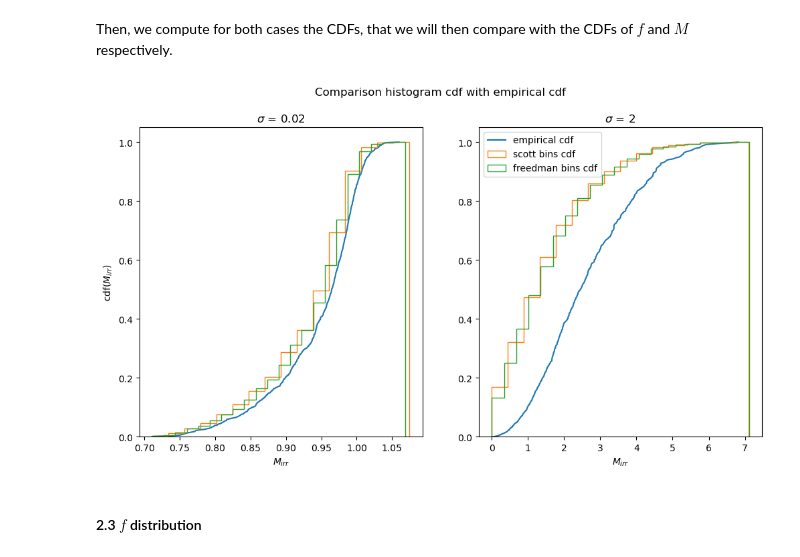
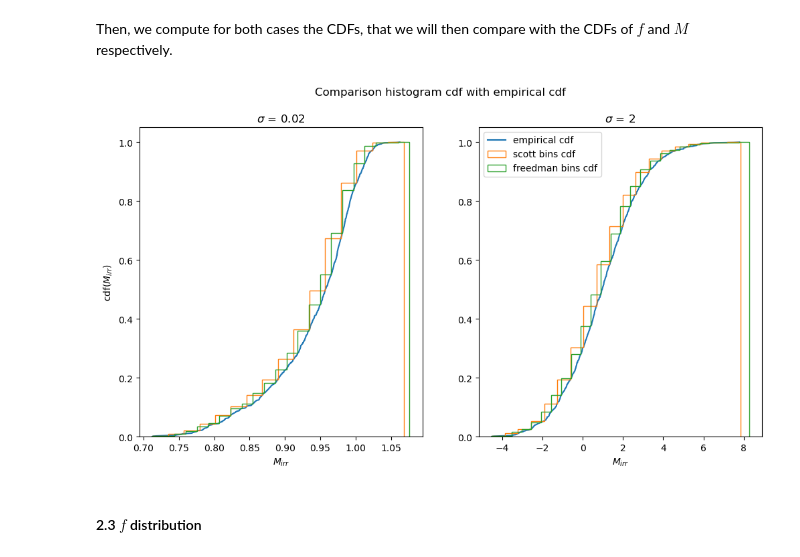
Before and after one commit to om-erika/astrostatistics_bicocca_2024, a Jupyter notebook: working/irreducible_mass_BHs.ipynb, the cells around one changed output. Drawn from its saved outputs; the diff is of its cells as text; code cells hidden in the pictures.

```diff
--- a/working/irreducible_mass_BHs.ipynb
+++ b/working/irreducible_mass_BHs.ipynb
@@ -67,12 +69,12 @@ gauss_2 = scipy.stats.norm(loc = mean, scale=sigma[1])
 unif = scipy.stats.uniform()
 chi = unif.rvs(1000)
 
-masses_1 = np.abs(gauss_1.rvs(1000))
-cdf_masses_1 = np.cumsum(np.sort(masses_1))/np.sum(np.sort(masses_1))
+masses_1 = gauss_1.rvs(1000)
+cdf_masses_1 = np.arange(1, len(masses_1) + 1) / len(masses_1)
 m_irr_1 = masses_1*np.sqrt((1+np.sqrt(1-chi**2))/2)
 
-masses_2 = np.abs(gauss_2.rvs(1000))
-cdf_masses_2 = np.cumsum(np.sort(masses_2))/np.sum(np.sort(masses_2))
+masses_2 = gauss_2.rvs(1000)
+cdf_masses_2 =  np.arange(1, len(masses_2) + 1) / len(masses_2)
 m_irr_2= masses_2*np.sqrt((1+np.sqrt(1-chi**2))/2)
 # %% [markdown]
 ### 2. Comparison between $\sigma$ = 0.02, $\sigma$ = 2
@@ -112,29 +117,27 @@ plt.show()
 # %% [markdown]
 Then, we compute for both cases the CDFs, that we will then compare with the CDFs of $f$ and $M$ respectively.
 # %%
-cdf_m_irr_1 = np.cumsum(np.sort(m_irr_1))/np.sum(m_irr_1)
-cdf_m_irr_2 = np.cumsum(np.sort(m_irr_2))/np.sum(m_irr_2)
+cdf_m_irr_1 = np.arange(1, len(m_irr_1) + 1) / len(m_irr_1)
+cdf_m_irr_2 =  np.arange(1, len(m_irr_2) + 1) / len(m_irr_2)
 
 fig, ax = plt.subplots(1,2, figsize = (12,6))
-
-ax[0].plot(np.sort(m_irr_1),cdf_m_irr_1, label = 'empirical cdf')
+ax[0].plot(np.sort(m_irr_1), cdf_m_irr_1, label = 'empirical cdf')
 hist(m_irr_1, bins = 'scott',density = True, histtype = 'step', label = 'scott bins cdf', cumulative = True, ax = ax[0])
 hist(m_irr_1, bins = 'freedman', density = True, histtype = 'step', label = 'freedman bins cdf',cumulative = True, ax = ax[0])
 ax[0].set_xlabel(r'$M_{irr}$')
 ax[0].set_ylabel(r'cdf($M_{irr}$)')
 ax[0].set_title(r'$\sigma$ = ' +str(sigma[0]))#plt.show()
 
 ax[1].plot(np.sort(m_irr_2),cdf_m_irr_2, label = 'empirical cdf')
 hist(m_irr_2, bins = 'scott',density = True, histtype = 'step', label = 'scott bins cdf', cumulative = True, ax = ax[1])
 hist(m_irr_2, bins = 'freedman', density = True, histtype = 'step', label = 'freedman bins cdf',cumulative = True, ax = ax[1])
 plt.legend()
 plt.xlabel(r'$M_{irr}$')
-#plt.ylabel(r'cdf($M_{irr}$)')
 ax[1].set_title(r'$\sigma$ = ' +str(sigma[1]))
 plt.suptitle('Comparison histogram cdf with empirical cdf')
 plt.show()
 # %% [output]
-[figure, old version]
+[figure, new version]
 # %% [markdown]
 #### 2.3 $f$ distribution
 # %% [markdown]
```
Also changed, not shown: parts of 7 cells of this notebook, 1 other file.
